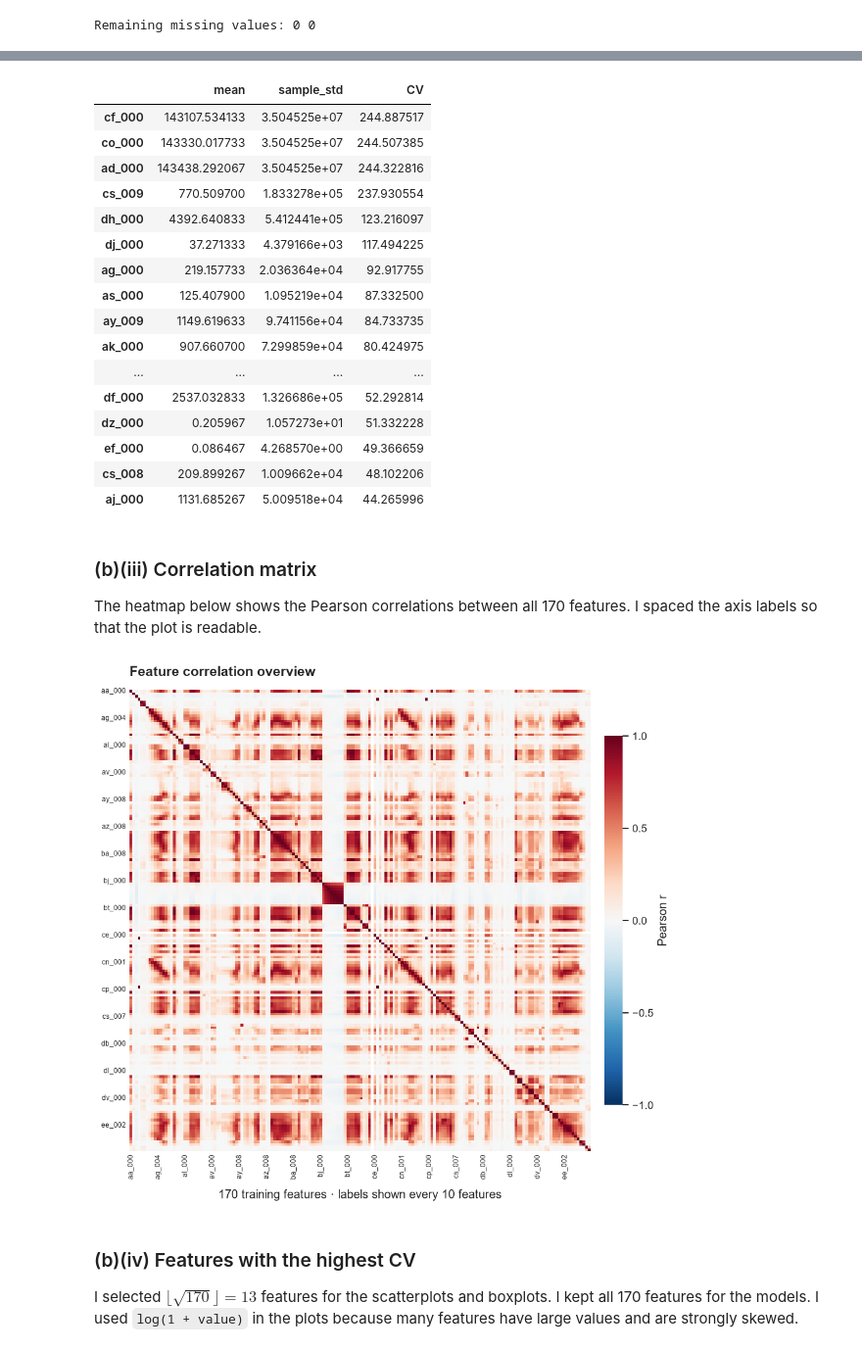
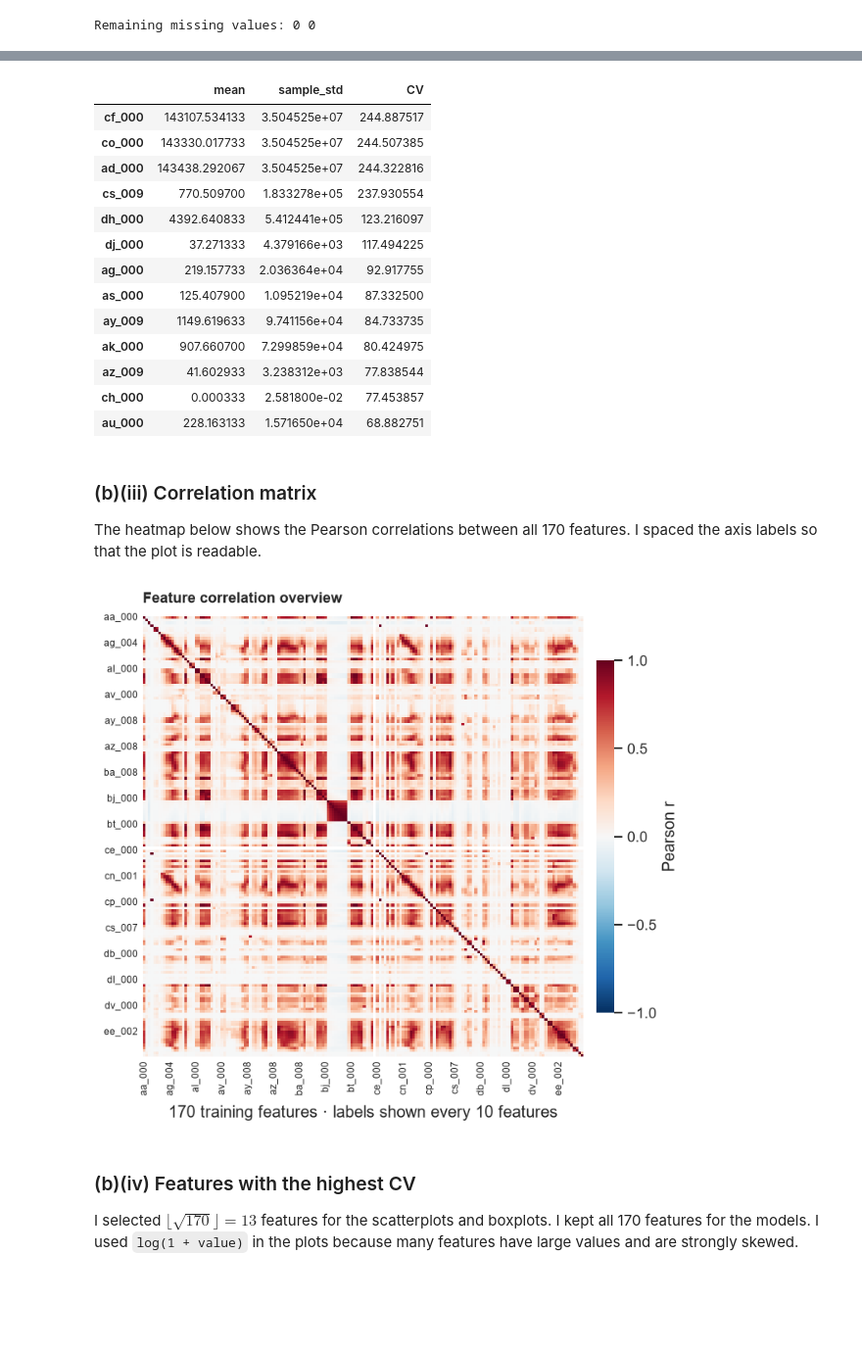
Before and after one commit to nakicool007/aps-failure-classification, a Jupyter notebook: notebook/Kumbria_Nakul_HW6.ipynb, the cells around one changed output, grey strips where cells are left out. Shown at 98% size. Cells and saved outputs as stored; diff of their text form; code cells hidden in the pictures; blank space fills up the shorter version.

```diff
--- a/notebook/Kumbria_Nakul_HW6.ipynb
+++ b/notebook/Kumbria_Nakul_HW6.ipynb
@@ -69,7 +69,7 @@ are displayed below; the full table is kept for the remaining calculations.
 feature_stats = pd.DataFrame({"mean": X_train.mean(), "sample_std": X_train.std(ddof=1)})
 feature_stats["CV"] = feature_stats["sample_std"] / feature_stats["mean"].replace(0, np.nan)
 feature_stats = feature_stats.sort_values("CV", ascending=False)
-display(feature_stats.head(20).round(6))
+display(feature_stats.head(13).round(6))
 # %% [output]
 |  | mean | sample_std | CV |
 | cf_000 | 143107.534133 | 3.504525e+07 | 244.887517 |
@@ -82,12 +82,9 @@ display(feature_stats.head(20).round(6))
 | as_000 | 125.407900 | 1.095219e+04 | 87.332500 |
 | ay_009 | 1149.619633 | 9.741156e+04 | 84.733735 |
 | ak_000 | 907.660700 | 7.299859e+04 | 80.424975 |
-| ... | ... | ... | ... |
-| df_000 | 2537.032833 | 1.326686e+05 | 52.292814 |
-| dz_000 | 0.205967 | 1.057273e+01 | 51.332228 |
-| ef_000 | 0.086467 | 4.268570e+00 | 49.366659 |
-| cs_008 | 209.899267 | 1.009662e+04 | 48.102206 |
-| aj_000 | 1131.685267 | 5.009518e+04 | 44.265996 |
+| az_009 | 41.602933 | 3.238312e+03 | 77.838544 |
+| ch_000 | 0.000333 | 2.581800e-02 | 77.453857 |
+| au_000 | 228.163133 | 1.571650e+04 | 68.882751 |
 # %% [markdown]
 ### (b)(iii) Correlation matrix
 
@@ -96,23 +93,23 @@ I spaced the axis labels so that the plot is readable.
 # %%
 correlation_matrix = X_train.corr(method="pearson")
 with sns.axes_style("white"), plt.rc_context({"figure.dpi": 120, "font.size": 9}):
-    fig, ax = plt.subplots(figsize=(9, 7.6), layout="constrained")
+    fig, ax = plt.subplots(figsize=(6.5, 5.5), layout="constrained")
     sns.heatmap(
         correlation_matrix, ax=ax, cmap="RdBu_r", vmin=-1, vmax=1, center=0,
         square=True, xticklabels=10, yticklabels=10, rasterized=True,
         cbar_kws={"label": "Pearson r", "shrink": 0.8, "pad": 0.025,
                   "ticks": [-1, -0.5, 0, 0.5, 1]},
     )
-    ax.set_title("Feature correlation overview", loc="left", fontsize=14,
-                 fontweight="bold", pad=14)
-    ax.set_xlabel("170 training features · labels shown every 10 features", labelpad=10)
+    ax.set_title("Feature correlation overview", loc="left", fontsize=11,
+                 fontweight="bold", pad=10)
+    ax.set_xlabel("170 training features · labels shown every 10 features", labelpad=7)
     ax.set_ylabel("")
     ax.tick_params(axis="both", length=0, labelsize=7)
     plt.setp(ax.get_xticklabels(), rotation=90, ha="center")
     plt.setp(ax.get_yticklabels(), rotation=0)
     plt.show()
 # %% [output]
-[figure, old version]
+[figure, new version]
 # %% [markdown]
 ### (b)(iv) Features with the highest CV
 
```
Also changed, not shown: parts of 4 cells of this notebook.
